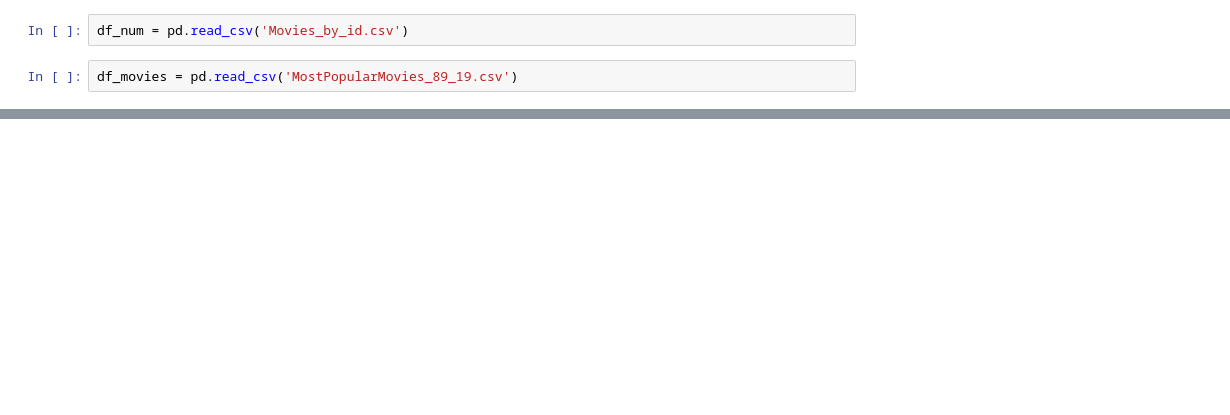
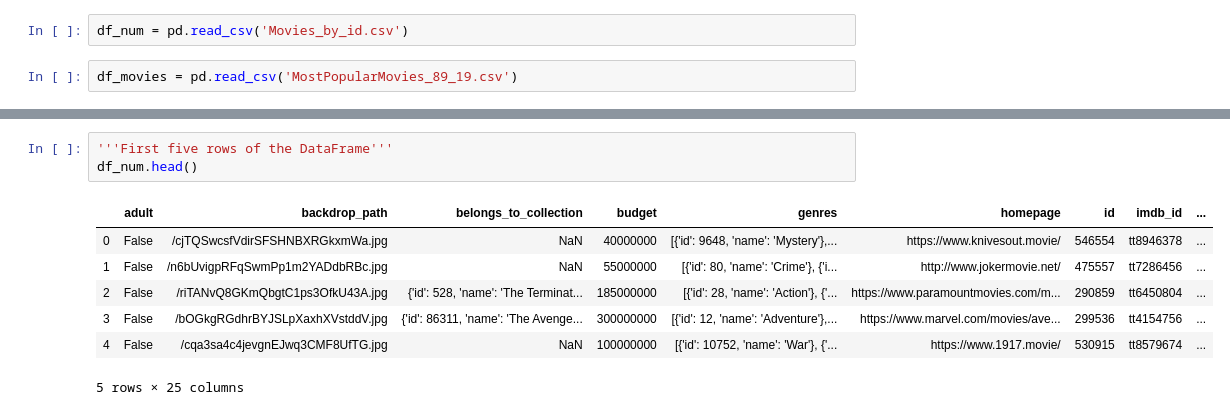
Before and after one commit to bmor2552/MovieProj, a Jupyter notebook: Merged_DataFrame.ipynb, the cells around one changed output, grey strips where cells are left out. Cells and saved outputs as stored; diff of their text form; blank space fills up the shorter version.

```diff
--- a/Merged_DataFrame.ipynb
+++ b/Merged_DataFrame.ipynb
@@ -27,0 +210,11 @@ Index(['adult', 'backdrop_path', 'belongs_to_collection', 'budget', 'genres',
+# %%
+'''First five rows of the DataFrame'''
+df_num.head()
+# %% [output]
+|  | adult | backdrop_path | belongs_to_collection | budget | genres | homepage | id | imdb_id | ... |
+| 0 | False | /cjTQSwcsfVdirSFSHNBXRGkxmWa.jpg | NaN | 40000000 | [{'id': 9648, 'name': 'Mystery'},... | https://www.knivesout.movie/ | 546554 | tt8946378 | ... |
+| 1 | False | /n6bUvigpRFqSwmPp1m2YADdbRBc.jpg | NaN | 55000000 | [{'id': 80, 'name': 'Crime'}, {'i... | http://www.jokermovie.net/ | 475557 | tt7286456 | ... |
+| 2 | False | /riTANvQ8GKmQbgtC1ps3OfkU43A.jpg | {'id': 528, 'name': 'The Terminat... | 185000000 | [{'id': 28, 'name': 'Action'}, {'... | https://www.paramountmovies.com/m... | 290859 | tt6450804 | ... |
+| 3 | False | /bOGkgRGdhrBYJSLpXaxhXVstddV.jpg | {'id': 86311, 'name': 'The Avenge... | 300000000 | [{'id': 12, 'name': 'Adventure'},... | https://www.marvel.com/movies/ave... | 299536 | tt4154756 | ... |
+| 4 | False | /cqa3sa4c4jevgnEJwq3CMF8UfTG.jpg | NaN | 100000000 | [{'id': 10752, 'name': 'War'}, {'... | https://www.1917.movie/ | 530915 | tt8579674 | ... |
+5 rows × 25 columns
```
Also changed, not shown: parts of 44 cells of this notebook.
